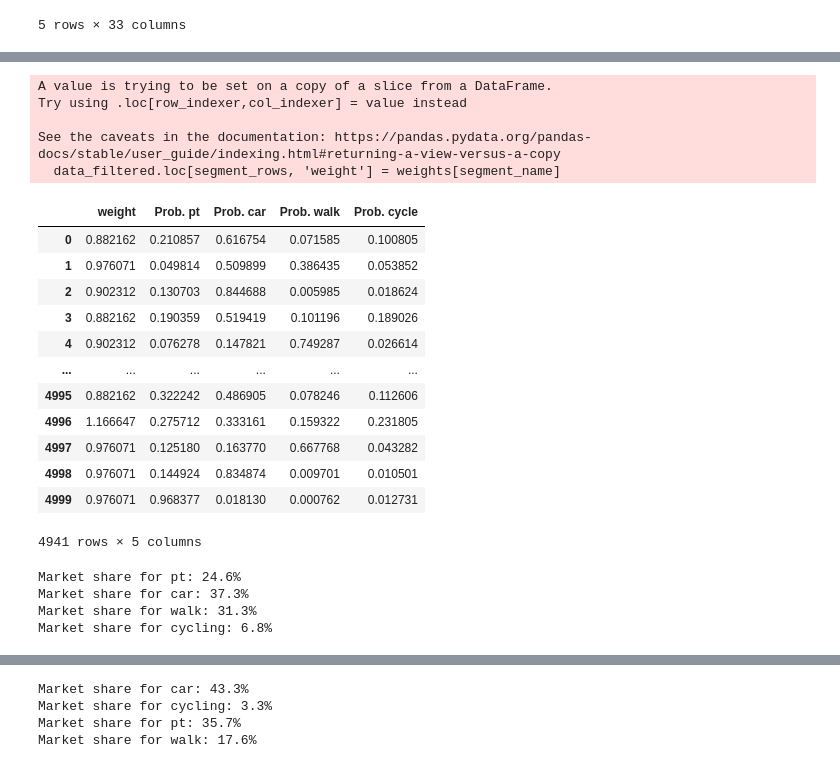
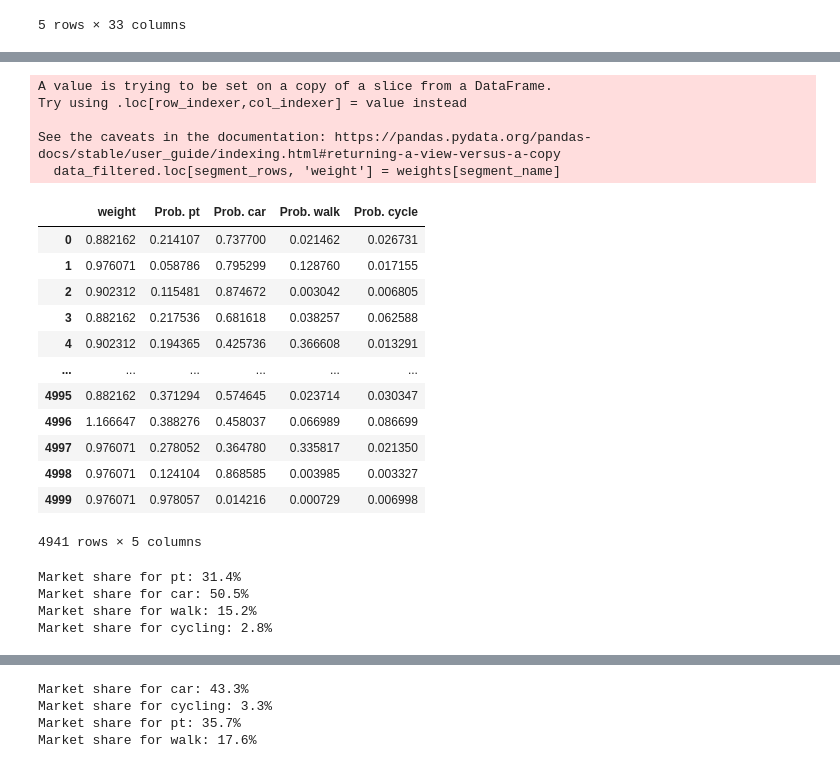
Before and after one commit to jayati-17/Discrete_choice_modelling, a Jupyter notebook: nb_mathieu.ipynb, the cells around one changed output, grey strips where cells are left out. Drawn from its saved outputs; the diff is of its cells as text; code cells hidden in the pictures.

```diff
--- a/nb_mathieu.ipynb
+++ b/nb_mathieu.ipynb
@@ -874,13 +872,16 @@ _bioLogLogit[choice=travel_mode]U=(1:((Beta('asc_walk', 4.920645418793163, None,
 from biogeme.biogeme import BIOGEME
 from biogeme.expressions import Beta, Variable, log, exp
 
+from biogeme import models
+
 for segment_name, segment_rows in filters.items():
     data_filtered.loc[segment_rows, 'weight'] = weights[segment_name]
 
-prob_pt = logprob_m4
-prob_walk = exp(v_walk*mu_slow)/(exp(v_car*mu_fast)+exp(v_cycling*mu_slow)+exp(v_pt*mu_fast)+exp(v_walk*mu_slow))
-prob_car = exp(v_car*mu_fast)/(exp(v_car*mu_fast)+exp(v_cycling*mu_slow)+exp(v_pt*mu_fast)+exp(v_walk*mu_slow))
-prob_cycle = exp(v_cycling*mu_slow)/(exp(v_car*mu_fast)+exp(v_cycling*mu_slow)+exp(v_pt*mu_fast)+exp(v_walk*mu_slow))
+
+prob_walk = models.nested(V, None, nests, 1)
+prob_cycle = models.nested(V, None, nests, 2)
+prob_pt = models.nested(V, None, nests, 3)
+prob_car = models.nested(V, None, nests, 4)
 
 
 weight = Variable('weight')
@@ -892,44 +893,44 @@ simulate = {
     'Prob. cycle': prob_cycle,
 }
 
 database = db.Database('london', data_filtered)
 
 
 biosim = BIOGEME(database, simulate)
 simulated_values = biosim.simulate(results_m4.get_beta_values())
 display(simulated_values)
 
 simulated_values['Weighted pt'] = (
     simulated_values['weight'] * simulated_values['Prob. pt']
 )
 simulated_values['Weighted car'] = (
     simulated_values['weight'] * simulated_values['Prob. car']
 )
 
 simulated_values['Weighted walk'] = (
     simulated_values['weight'] * simulated_values['Prob. walk']
 )
 simulated_values['Weighted cycle'] = (
     simulated_values['weight'] * simulated_values['Prob. cycle']
 )
 # %% [output]
 A value is trying to be set on a copy of a slice from a DataFrame.
 Try using .loc[row_indexer,col_indexer] = value instead
 
 See the caveats in the documentation: https://pandas.pydata.org/pandas-docs/stable/user_guide/indexing.html#returning-a-view-versus-a-copy
   data_filtered.loc[segment_rows, 'weight'] = weights[segment_name]
 |  | weight | Prob. pt | Prob. car | Prob. walk | Prob. cycle |
-| 0 | 0.882162 | 0.210857 | 0.616754 | 0.071585 | 0.100805 |
-| 1 | 0.976071 | 0.049814 | 0.509899 | 0.386435 | 0.053852 |
-| 2 | 0.902312 | 0.130703 | 0.844688 | 0.005985 | 0.018624 |
-| 3 | 0.882162 | 0.190359 | 0.519419 | 0.101196 | 0.189026 |
-| 4 | 0.902312 | 0.076278 | 0.147821 | 0.749287 | 0.026614 |
+| 0 | 0.882162 | 0.214107 | 0.737700 | 0.021462 | 0.026731 |
+| 1 | 0.976071 | 0.058786 | 0.795299 | 0.128760 | 0.017155 |
+| 2 | 0.902312 | 0.115481 | 0.874672 | 0.003042 | 0.006805 |
+| 3 | 0.882162 | 0.217536 | 0.681618 | 0.038257 | 0.062588 |
+| 4 | 0.902312 | 0.194365 | 0.425736 | 0.366608 | 0.013291 |
 | ... | ... | ... | ... | ... | ... |
-| 4995 | 0.882162 | 0.322242 | 0.486905 | 0.078246 | 0.112606 |
-| 4996 | 1.166647 | 0.275712 | 0.333161 | 0.159322 | 0.231805 |
-| 4997 | 0.976071 | 0.125180 | 0.163770 | 0.667768 | 0.043282 |
-| 4998 | 0.976071 | 0.144924 | 0.834874 | 0.009701 | 0.010501 |
-| 4999 | 0.976071 | 0.968377 | 0.018130 | 0.000762 | 0.012731 |
+| 4995 | 0.882162 | 0.371294 | 0.574645 | 0.023714 | 0.030347 |
+| 4996 | 1.166647 | 0.388276 | 0.458037 | 0.066989 | 0.086699 |
+| 4997 | 0.976071 | 0.278052 | 0.364780 | 0.335817 | 0.021350 |
+| 4998 | 0.976071 | 0.124104 | 0.868585 | 0.003985 | 0.003327 |
+| 4999 | 0.976071 | 0.978057 | 0.014216 | 0.000729 | 0.006998 |
 4941 rows × 5 columns
 # %%
 market_share_pt = simulated_values['Weighted pt'].mean()
@@ -944,10 +945,10 @@ print(f'Market share for walk: {100*market_share_walk:.1f}%')
 market_share_cycle = simulated_values['Weighted cycle'].mean()
 print(f'Market share for cycling: {100*market_share_cycle:.1f}%')
 # %% [output]
-Market share for pt: 24.6%
-Market share for car: 37.3%
-Market share for walk: 31.3%
-Market share for cycling: 6.8%
+Market share for pt: 31.4%
+Market share for car: 50.5%
+Market share for walk: 15.2%
+Market share for cycling: 2.8%
 # %%
 model_4.bootstrap_samples = 100
 results_bootstrapping = model_4.estimate(run_bootstrap=True)
```
Also changed, not shown: parts of 6 cells of this notebook.
